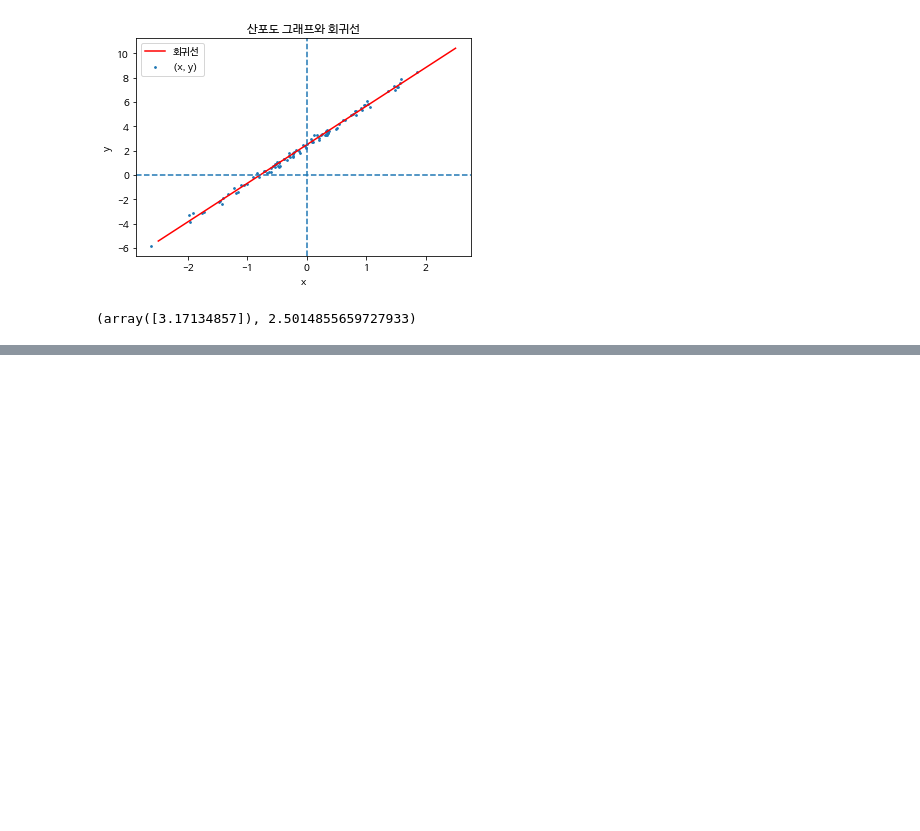
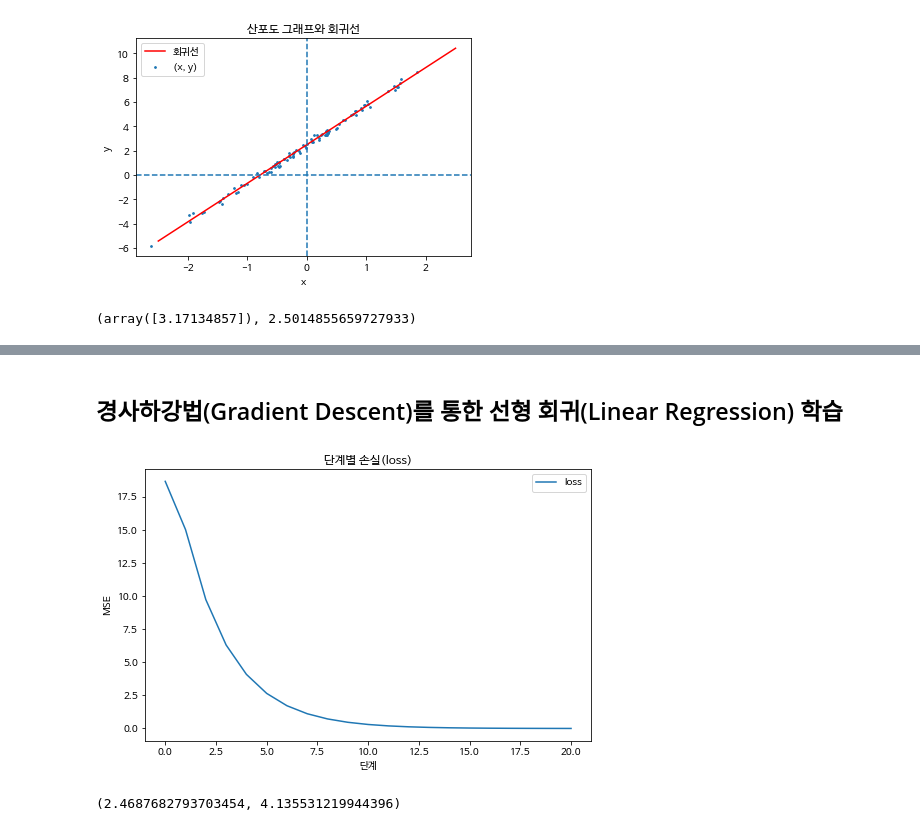
Before and after one commit to sunkusun9/ML2022_1, a Jupyter notebook: univariate_linear_regression.ipynb, the cells around one changed output, grey strips where cells are left out. Drawn from its saved outputs; the diff is of its cells as text; code cells hidden in the pictures; blank space fills up the shorter version.

```diff
--- a/univariate_linear_regression.ipynb
+++ b/univariate_linear_regression.ipynb
@@ -191,0 +287,45 @@ plt.show()
+# %% [markdown]
+## 경사하강법(Gradient Descent)를 통한 선형 회귀(Linear Regression) 학습
+# %%
+# 위와 동일한 회귀 데이터셋 생성
+n = 100
+np.random.seed(42)
+eps = np.random.normal(size=n)
+beta_0, beta_1, noise = 2.5, 3.2, 1.0
+y = x * beta_1 + beta_0 + eps
+# %%
+beta_0, beta_1 = np.random.rand(2) * 2 - 1 # 초기값 설정 [-1, 1]
+loss_hist = []
+beta_hist = [(beta_0, beta_1)]
+epochs = 20
+
+y_hat = beta_0 + beta_1 * x
+learning_rate = 0.25
+mse =  np.mean(np.square(y, y_hat))
+loss_hist.append(mse)
+# %%
+for i in range(epochs):
+    y_delta = y - beta_0 - beta_1 * x
+    y_delta_by_beta_0 = -np.mean(y_delta) # beta_0의 미분값
+    y_delta_by_beta_1 = -np.mean(y_delta * x) # beta_1의 미분값
+    beta_0 -= y_delta_by_beta_0 * learning_rate
+    beta_1 -= y_delta_by_beta_1 * learning_rate
+    y_hat = beta_0 + beta_1 * x
+    mse = np.mean(np.square(y - y_hat))
+    beta_hist.append((beta_0, beta_1))
+    loss_hist.append(mse)
+# %%
+plt.figure(figsize=(8, 5)) # 표 설정
+# epoch에 따른 y값 출력
+plt.plot(loss_hist, label='loss')
+plt.xlabel("단계")
+plt.ylabel("MSE")
+plt.legend()
+plt.title("단계별 손실(loss)")
+plt.show()
+# %% [output]
+[figure, added]
+# %%
+beta_0, beta_1
+# %% [output]
+(2.4687682793703454, 4.135531219944396)
```
Also changed, not shown: parts of 16 cells of this notebook.
